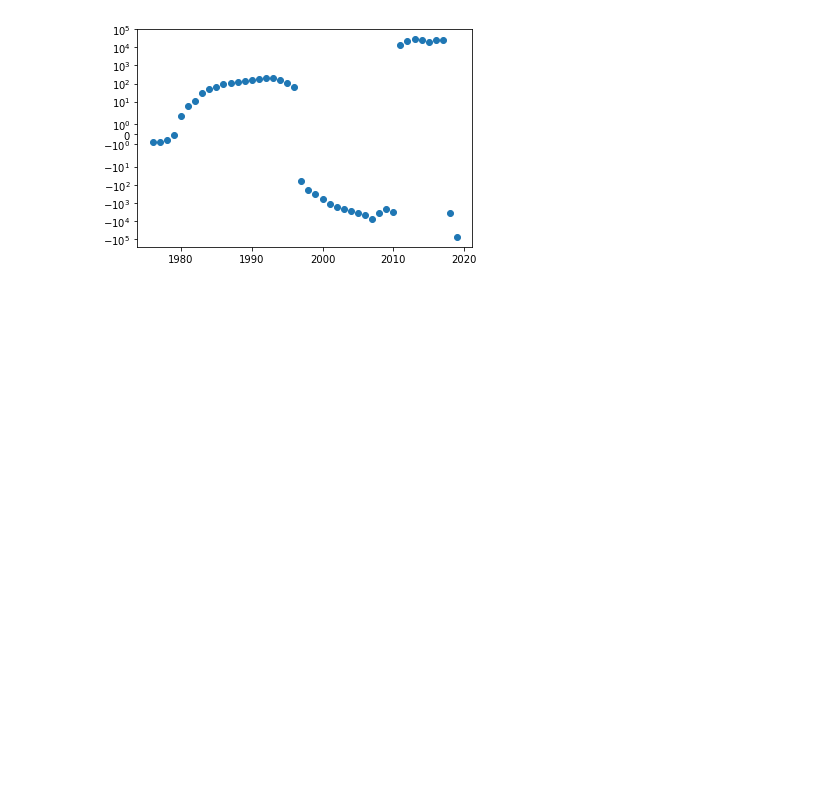
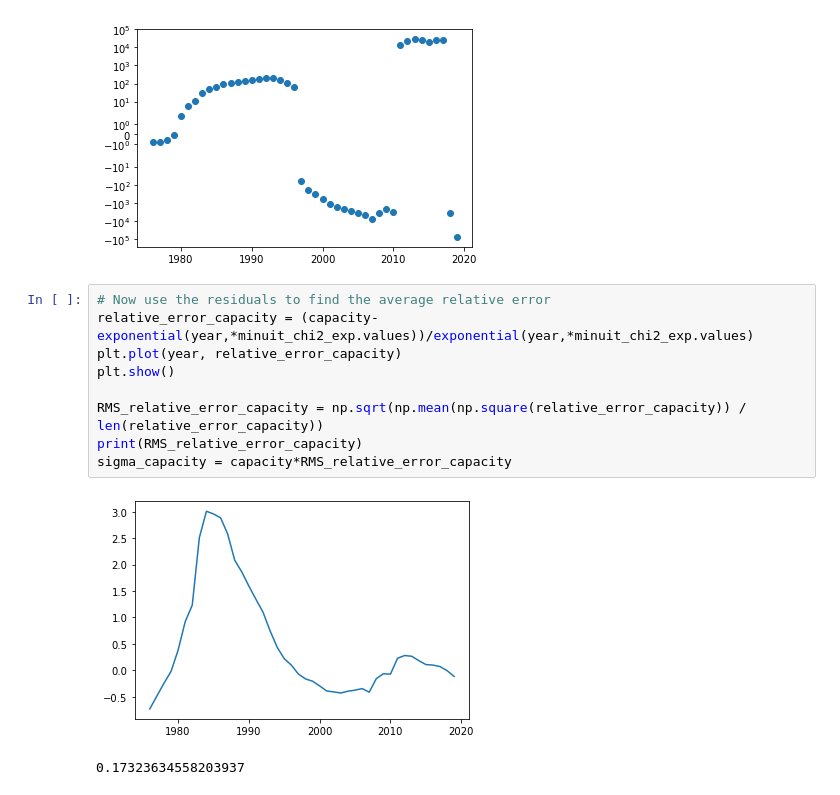
Before and after one commit to NathanvdBerg/AppStat-ProblemSet-2021, a Jupyter notebook: Problem 5.1.ipynb, the cells around one changed output. Saved outputs shown, nothing was run; the diff lists cells and outputs as text; blank space fills up the shorter version.

```diff
--- a/Problem 5.1.ipynb
+++ b/Problem 5.1.ipynb
@@ -319,3 +319,15 @@ plt.scatter(year, capacity-exponential(year,*minuit_chi2_exp.values))
 plt.yscale('symlog')
 # %% [output]
 [figure]
+# %%
+# Now use the residuals to find the average relative error
+relative_error_capacity = (capacity-exponential(year,*minuit_chi2_exp.values))/exponential(year,*minuit_chi2_exp.values)
+plt.plot(year, relative_error_capacity)
+plt.show()
+
+RMS_relative_error_capacity = np.sqrt(np.mean(np.square(relative_error_capacity)) / len(relative_error_capacity))
+print(RMS_relative_error_capacity)
+sigma_capacity = capacity*RMS_relative_error_capacity
+# %% [output]
+[figure, added]
+0.17323634558203937
```
Also changed, not shown: parts of 4 cells of this notebook, 3 other files.
